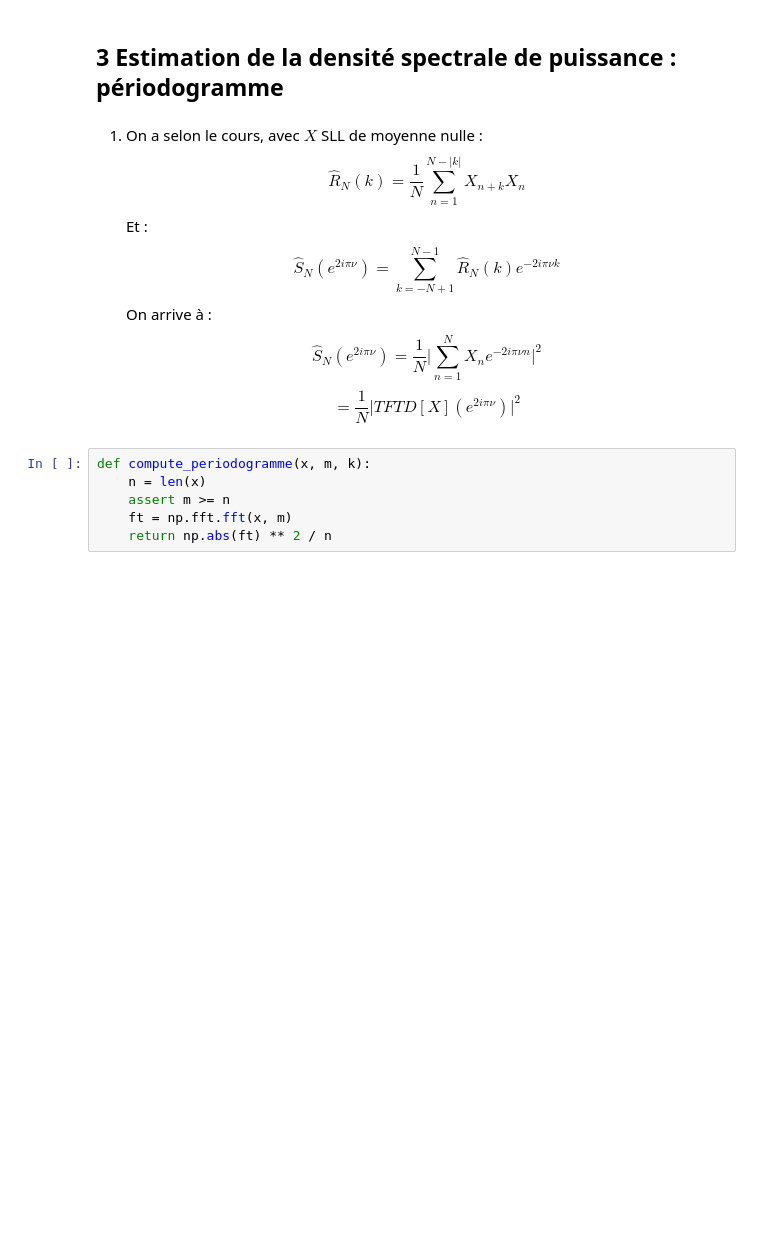
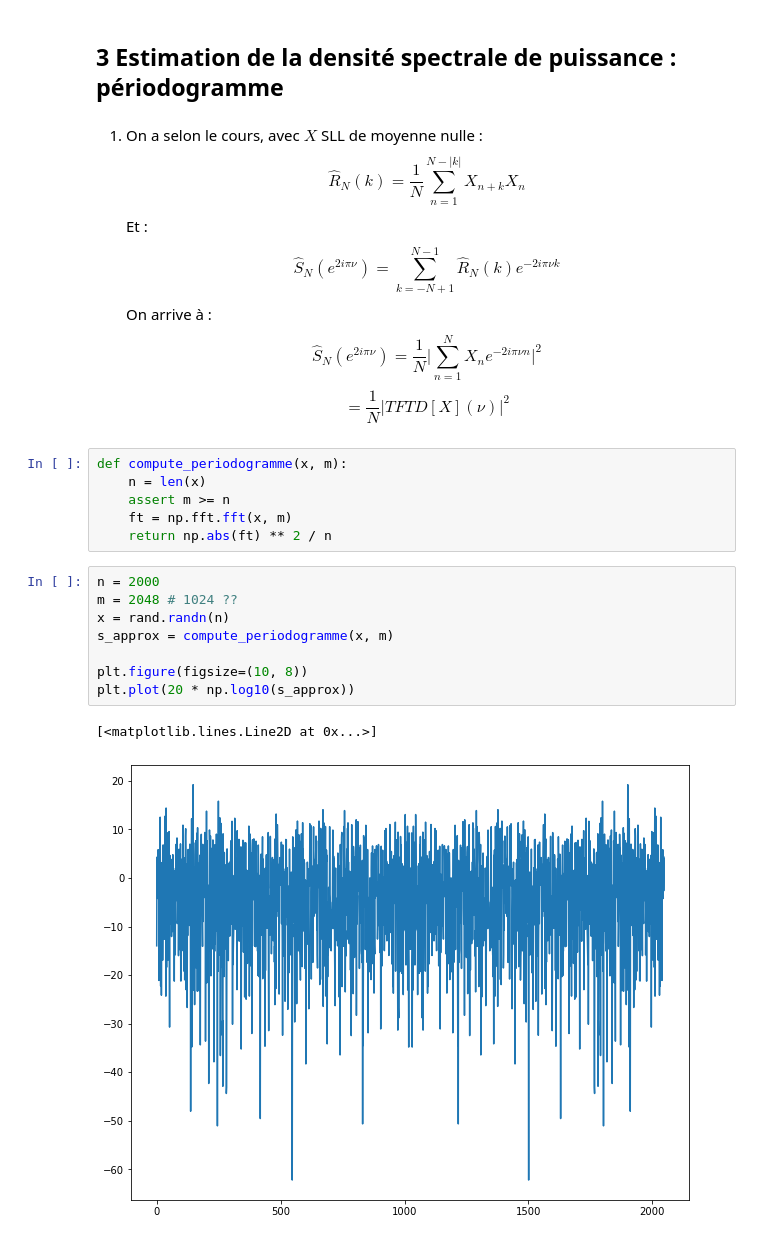
Before and after one commit to piptouque/atiam_tp_signal, a Jupyter notebook: tp2/source/tp2.ipynb, the cells around one changed output. Drawn from its saved outputs; the diff is of its cells as text; blank space fills up the shorter version.

```diff
--- a/tp2/source/tp2.ipynb
+++ b/tp2/source/tp2.ipynb
@@ -412,11 +412,22 @@ $$
 \hat{S}_N(e^{2i\pi\nu}) = \frac{1}{N} \vert \sum^N_{n=1} X_n e^{-2i\pi\nu n} \vert^2
 $$
 $$
-= \frac{1}{N} \vert TFTD[X](e^{2i\pi\nu}) \vert ^2
+= \frac{1}{N} \vert TFTD[X](\nu) \vert ^2
 $$
 # %%
-def compute_periodogramme(x, m, k):
+def compute_periodogramme(x, m):
     n = len(x)
     assert m >= n
     ft = np.fft.fft(x, m)
     return np.abs(ft) ** 2 / n
+# %%
+n = 2000
+m = 2048 # 1024 ??
+x = rand.randn(n)
+s_approx = compute_periodogramme(x, m)
+
+plt.figure(figsize=(10, 8))
+plt.plot(20 * np.log10(s_approx))
+# %% [output]
+[<matplotlib.lines.Line2D at 0x...>]
+[figure, added]
```
Also changed, not shown: parts of 4 cells of this notebook.
